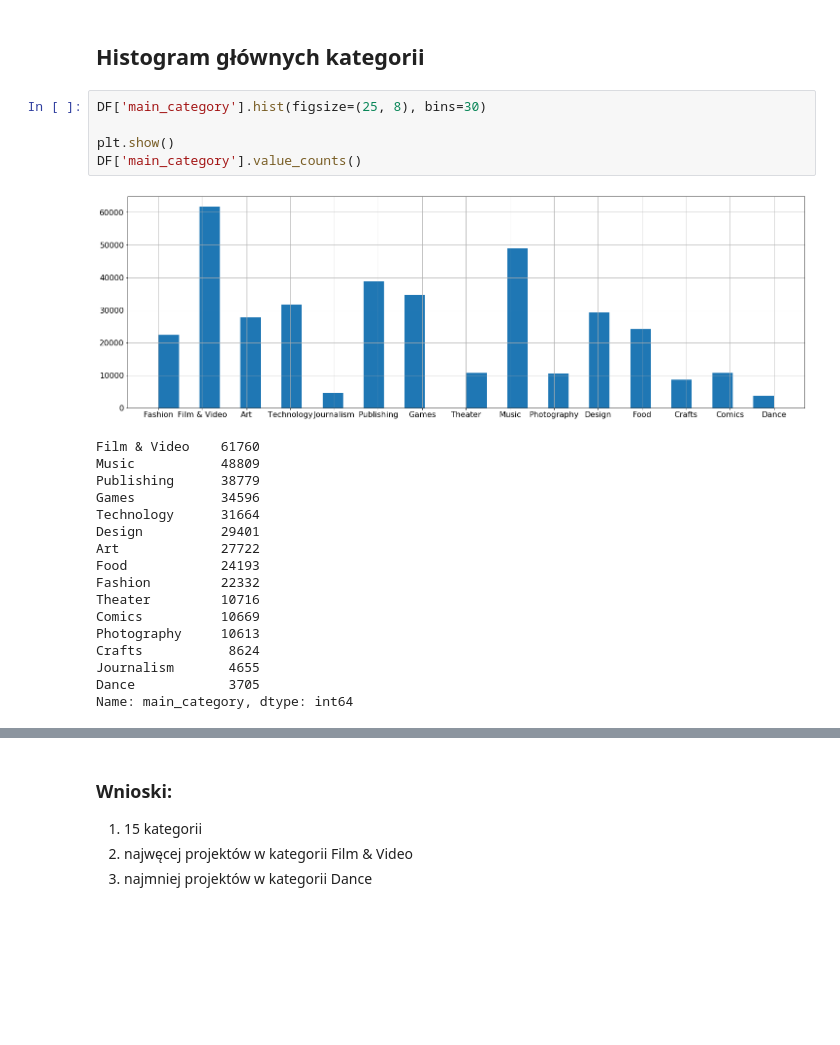
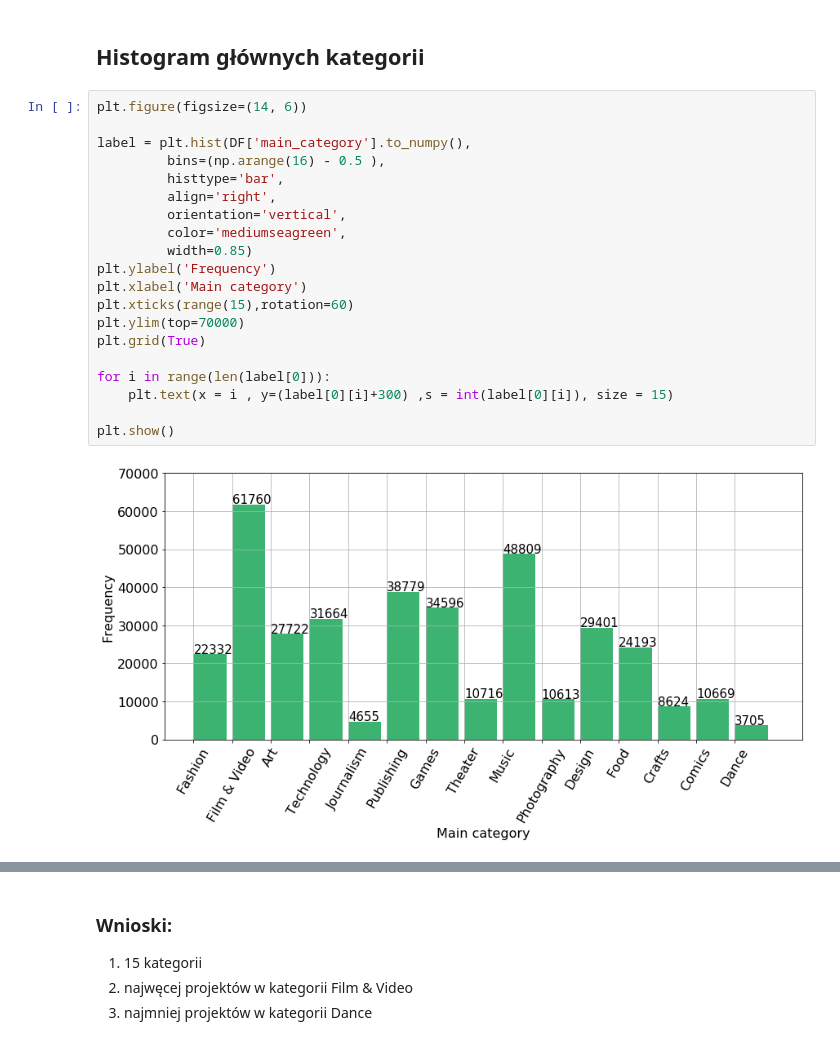
Before and after one commit to infoshareacademy/jdsz4-PandP, a Jupyter notebook: projekt_python/AnalizaProjectPython.ipynb, the cells around one changed output, grey strips where cells are left out. Saved outputs shown, nothing was run; the diff lists cells and outputs as text; blank space fills up the shorter version.

```diff
--- a/projekt_python/AnalizaProjectPython.ipynb
+++ b/projekt_python/AnalizaProjectPython.ipynb
@@ -32,26 +27,25 @@ Index(['id', 'name', 'main_category', 'category', 'country', 'launched',
       dtype='object')
 # %% [markdown]
 ## Histogram głównych kategorii
-# %%
-DF['main_category'].hist(figsize=(25, 8), bins=30)
-
-plt.show()
-DF['main_category'].value_counts()
-# %% [output]
-[figure, removed]
-Film & Video    61760
-Music           48809
-Publishing      38779
-Games           34596
-Technology      31664
-Design          29401
-Art             27722
-Food            24193
-Fashion         22332
-Theater         10716
-Comics          10669
-Photography     10613
-Crafts           8624
-Journalism       4655
-Dance            3705
-Name: main_category, dtype: int64
+# %%
+plt.figure(figsize=(14, 6))
+
+label = plt.hist(DF['main_category'].to_numpy(),
+         bins=(np.arange(16) - 0.5 ),
+         histtype='bar',
+         align='right',
+         orientation='vertical',
+         color='mediumseagreen',
+         width=0.85)
+plt.ylabel('Frequency')
+plt.xlabel('Main category')
+plt.xticks(range(15),rotation=60)
+plt.ylim(top=70000)
+plt.grid(True)
+
+for i in range(len(label[0])):
+    plt.text(x = i , y=(label[0][i]+300) ,s = int(label[0][i]), size = 15)
+
+plt.show()
+# %% [output]
+[figure, added]
```
Also changed, not shown: parts of 38 cells of this notebook.
